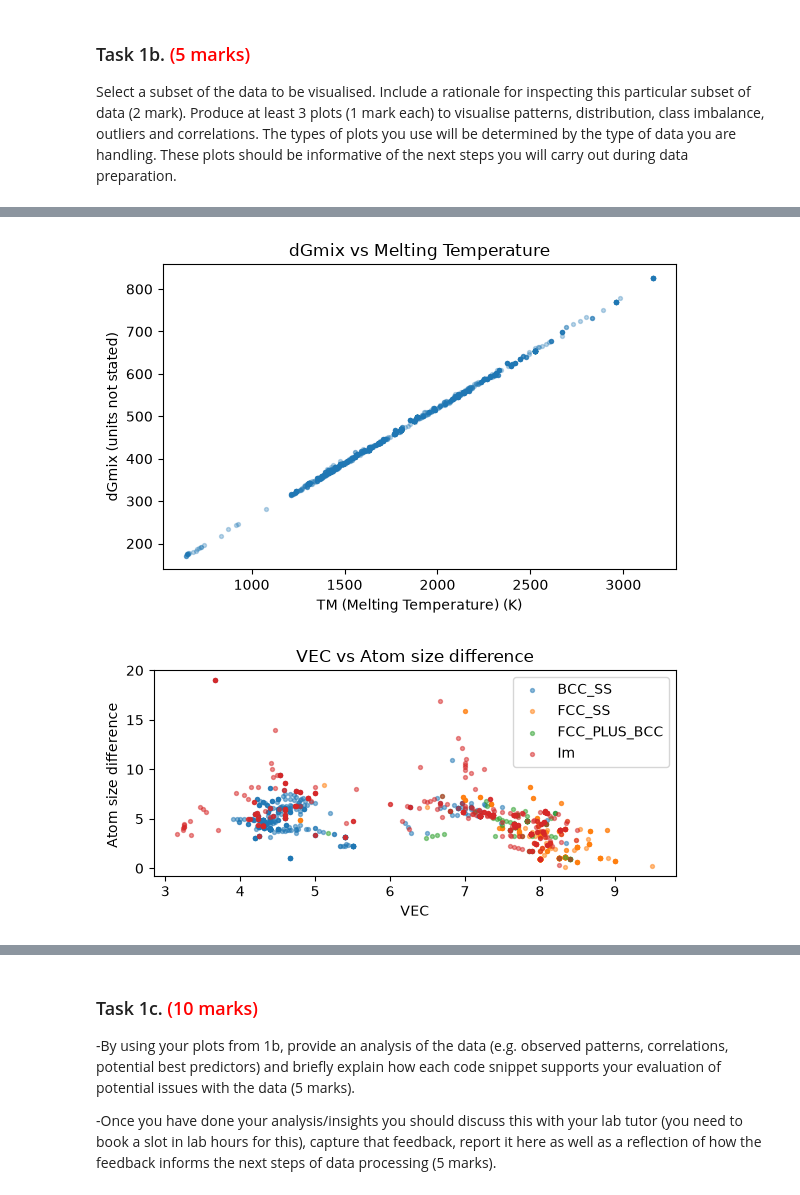
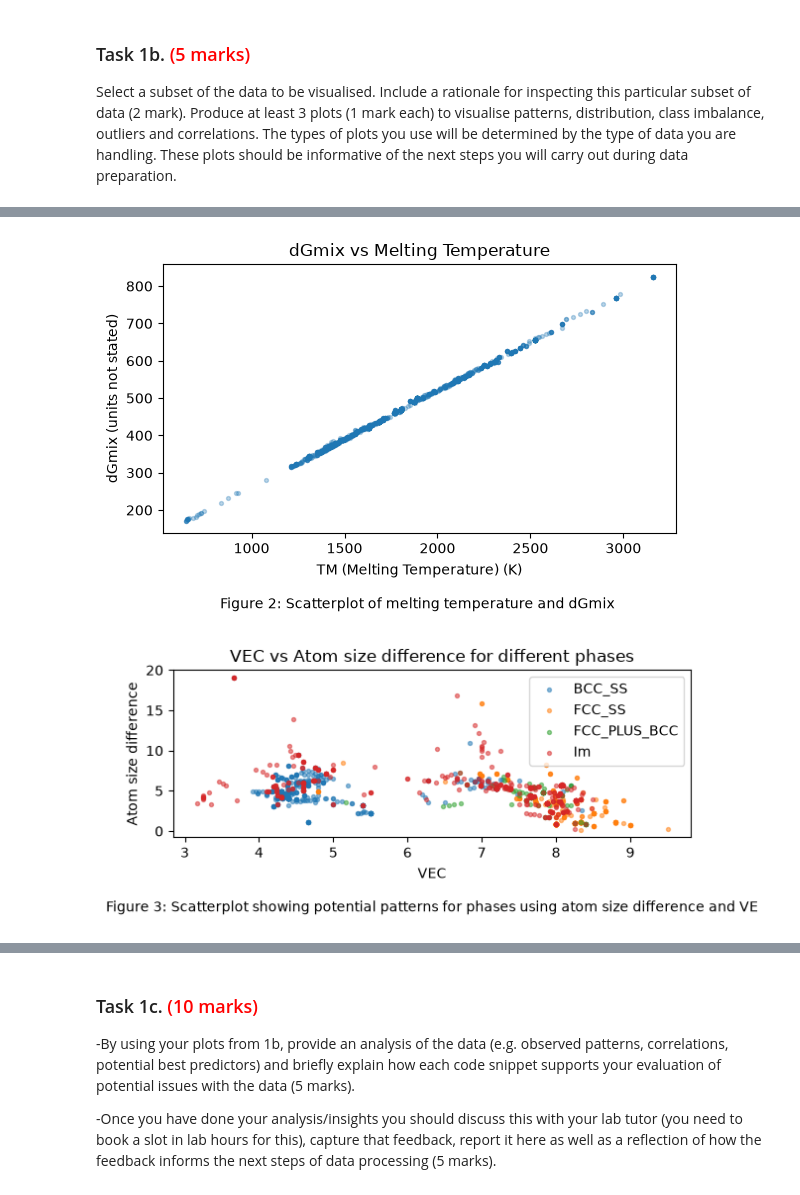
Before and after one commit to efyct6/Machine-Learning, a Jupyter notebook: mmme4125-coursework_2026.ipynb, the cells around one changed output, grey strips where cells are left out. Saved outputs shown, nothing was run; the diff lists cells and outputs as text; code cells hidden in the pictures.

```diff
--- a/mmme4125-coursework_2026.ipynb
+++ b/mmme4125-coursework_2026.ipynb
@@ -141,34 +135,33 @@ The final variable "phases" was picked since it's the variable the ML would need
 The element composition from columns 2-26 (Al,Co,Cr, etc) were not chosen due to sparse data (too many 0s its columns)
 Likewise, processing parameters from column 37-44 contain almost no data (e.g Hold-Cold Working column only contains 444 rows of non-null data out of 1361 rows )
 # %%
+data = pd.read_csv("HEA Phase DataSet v1d.csv", encoding="latin-1")
 
-#checking to see which column has least missing values - panda  notna.Sum() checks how many non-null rows
-### NOT RELATED DO NOT MARK
-print(df["Density_calc"].notna().sum())  #1355 rows filled -
-print(df["dHmix"].notna().sum())  #1360
-print(df["dSmix"].notna().sum())  # 1360
-print(df["dGmix"].notna().sum()) #1360
-print(df["n.Para"].notna().sum())   #1359
-print(df["Atom.Size.Diff"].notna().sum()) #1360
-print(df["Elect.Diff"].notna().sum()) #1360
-print(df["VEC"].notna().sum()) #1360
-### NOT RELATED DO NOT MARK
-# !! DATASET HAS 1361 rows
 
-# bar chart (Number of alloys vs Their phase classification)
-df = pd.read_csv("HEA Phase DataSet v1d.csv", encoding="latin-1")
-
+# Bar chart (Class Imbalance)
 counts = data["Phases"].value_counts()  # Matplot lib bar char - 4
-print(counts)
 
 fig, axes = plt.subplots(figsize=(6, 3))
 axes.bar(counts.index, counts.values)
 axes.set(ylabel="Number of Alloys in Dataset", title="Number of Alloys in Dataset vs Phase Classification")
-axes.set(xlabel="Type of Phase")
+axes.set(xlabel="Type of Phase\n\nFigure 1: Bar chart of the type of phases and the number of alloy of a specific classification")
 fig.tight_layout(); plt.show()
 
 
 #Notes:
 #Shows mild class imbalance with FCC+BCC - has more alloy data for IM, BCC_SS and  FCC_SS.
 # FCC+BCC lacks sample alloy data compared to the 3 other phases -> might be problematic for ML where less data = less accurate prediction
+
+#checking to see which column has least missing values - panda  notna.Sum() checks how many non-null rows
+### NOT RELATED DO NOT MARK
+print(data["Density_calc"].notna().sum())  #1355 rows filled -
+print(data["dHmix"].notna().sum())  #1360
+print(data["dSmix"].notna().sum())  # 1360
+print(data["dGmix"].notna().sum()) #1360
+print(data["n.Para"].notna().sum())   #1359
+print(data["Atom.Size.Diff"].notna().sum()) #1360
+print(data["Elect.Diff"].notna().sum()) #1360
+print(data["VEC"].notna().sum()) #1360
+### NOT RELATED DO NOT MARK
+# !! DATASET HAS 1361 rows
 # %% [output]
@@ -192,41 +179,43 @@ Name: count, dtype: int64
 
 fig, axes = plt.subplots(figsize=(6, 4))
 axes.scatter(data["Tm"], data["dGmix"], s=8, alpha=0.3)
-axes.set(xlabel="TM (Melting Temperature) (K)", ylabel="dGmix (units not stated)",
+axes.set(xlabel="TM (Melting Temperature) (K)\n\nFigure 2: Scatterplot of melting temperature and dGmix ",
+          ylabel="dGmix (units not stated)",
        title="dGmix vs Melting Temperature")
 fig.tight_layout(); plt.show()
 
 #Notes:
 #shows as melting temperature increases, dGmix increases proportionally
 # %% [output]
-[figure, old version]
+[figure, new version]
 # %%
 #Scatterplot of patterns in observing phases
 
 fig, axes = plt.subplots(figsize=(6, 3))
 
 Bcc  = data.loc[data["Phases"] == "BCC_SS"]   # from matplotlib to check each row //  == is to compare TRue or false bool if row phase is X & data.loc filters out False, keep only true
 Fcc  = data.loc[data["Phases"] == "FCC_SS"]
 Both = data.loc[data["Phases"] == "FCC_PLUS_BCC"]
 Im   = data.loc[data["Phases"] == "Im"]
 
 
 # plot only True values & it's respective Vec and atom size diff
 axes.scatter(Bcc["VEC"],  Bcc["Atom.Size.Diff"],  s=8, alpha=0.5, label="BCC_SS")
 axes.scatter(Fcc["VEC"],  Fcc["Atom.Size.Diff"],  s=8, alpha=0.5, label="FCC_SS")
 axes.scatter(Both["VEC"], Both["Atom.Size.Diff"], s=8, alpha=0.5, label="FCC_PLUS_BCC")
 axes.scatter(Im["VEC"],   Im["Atom.Size.Diff"],   s=8, alpha=0.5, label="Im")
 
-axes.set(xlabel="VEC", ylabel="Atom size difference ",
-       title="VEC vs Atom size difference")
+axes.set(xlabel="VEC\n\nFigure 3: Scatterplot showing potential patterns for phases using atom size difference and VE",
+         ylabel="Atom size difference",
+       title="VEC vs Atom size difference for different phases")
 
 axes.legend()
 fig.tight_layout(); plt.show()
 
 #Notes:
 #graph replicated from main paper fig 1b REFER TO MAIN PAPER
-#Purpose is to predict classification through using inputs of VEC and  Atom size diff
+#Purpose is to predict phase classification through using inputs of VEC and  Atom size diff
 
-#Able to observe e.g BCC_SS mainly has a low atom size diff and  clusters mostly around low VEC and some around High VEC
+#Able to observe e.g BCC_SS mainly has a low atom size diff and low VEC and some around High VEC
 # %% [output]
-[figure, old version]
+[figure, new version]
```
Also changed, not shown: parts of 6 cells of this notebook, 1 other file.
